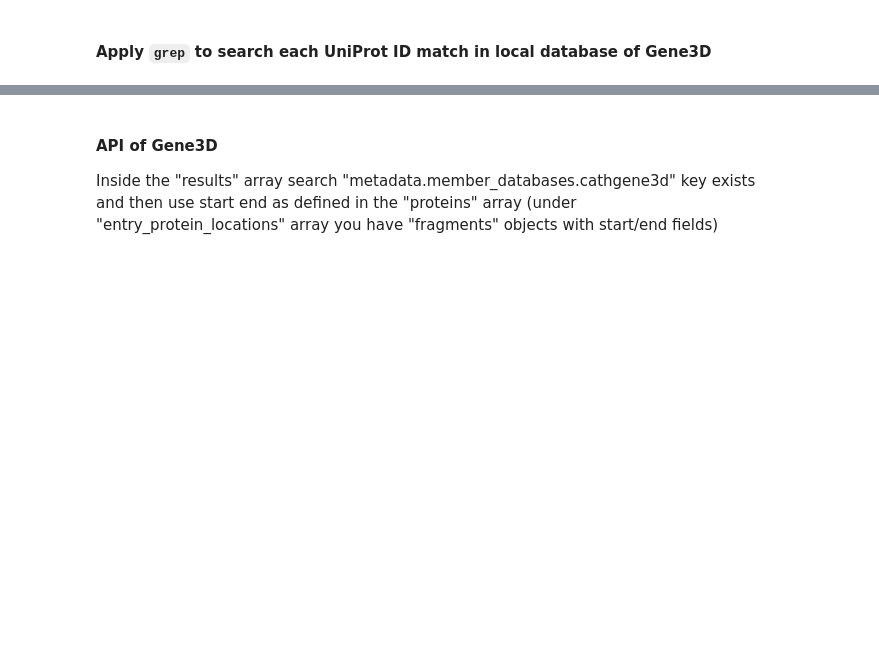
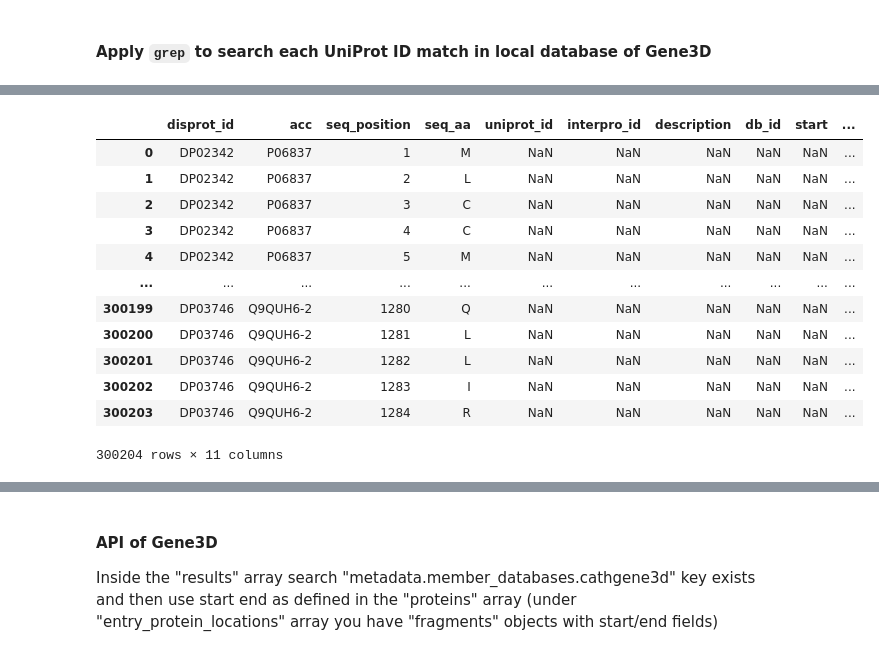
Before and after one commit to BioComputingUP/caid2-reference, a Jupyter notebook: src/notebooks/references.ipynb, the cells around one changed output, grey strips where cells are left out. Saved outputs shown, nothing was run; the diff lists cells and outputs as text; code cells hidden in the pictures; blank space fills up the shorter version.

```diff
--- a/src/notebooks/references.ipynb
+++ b/src/notebooks/references.ipynb
@@ -42,6 +42,8 @@ def expand_region(adf: pd.DataFrame, database: str = 'disprot') -> pd.DataFrame:
         adf["reg_position"] = list(range(int(adf["start"]), int(adf["end"]) + 1, 1))
     elif database == 'sifts':
         adf["sp_position"] = list(range(int(adf["SP_BEG"]), int(adf["SP_END"]) + 1, 1))
+    elif database == 'gene3d':
+        adf["g3d_position"] = list(range(int(adf["start"]), int(adf["end"]) + 1, 1))
     else:
         raise ValueError(f"'{database}' is not a choise for parameter 'database'")
     return adf
@@ -752,0 +760,4 @@ df_gene3d
+# %%
+df_gene3d = df_gene3d.apply(expand_region, database='gene3d', axis=1)
+df_gene3d = df_gene3d.explode("g3d_position")
+df_gene3d
@@ -752,0 +778,22 @@ df_gene3d
+# %%
+# Add Gene3D positions
+df_sequence_gene3d = pd.merge( left     = df_sequence
+                             , right    = df_gene3d
+                             , left_on  = ['acc', 'seq_position']
+                             , right_on = ['uniprot_id', 'g3d_position']
+                             , how      = 'left' )
+df_sequence_gene3d
+# %% [output]
+|  | disprot_id | acc | seq_position | seq_aa | uniprot_id | interpro_id | description | db_id | start | ... |
+| 0 | DP02342 | P06837 | 1 | M | NaN | NaN | NaN | NaN | NaN | ... |
+| 1 | DP02342 | P06837 | 2 | L | NaN | NaN | NaN | NaN | NaN | ... |
+| 2 | DP02342 | P06837 | 3 | C | NaN | NaN | NaN | NaN | NaN | ... |
+| 3 | DP02342 | P06837 | 4 | C | NaN | NaN | NaN | NaN | NaN | ... |
+| 4 | DP02342 | P06837 | 5 | M | NaN | NaN | NaN | NaN | NaN | ... |
+| ... | ... | ... | ... | ... | ... | ... | ... | ... | ... | ... |
+| 300199 | DP03746 | Q9QUH6-2 | 1280 | Q | NaN | NaN | NaN | NaN | NaN | ... |
+| 300200 | DP03746 | Q9QUH6-2 | 1281 | L | NaN | NaN | NaN | NaN | NaN | ... |
+| 300201 | DP03746 | Q9QUH6-2 | 1282 | L | NaN | NaN | NaN | NaN | NaN | ... |
+| 300202 | DP03746 | Q9QUH6-2 | 1283 | I | NaN | NaN | NaN | NaN | NaN | ... |
+| 300203 | DP03746 | Q9QUH6-2 | 1284 | R | NaN | NaN | NaN | NaN | NaN | ... |
+300204 rows × 11 columns
```
Also changed, not shown: parts of 15 cells of this notebook.
